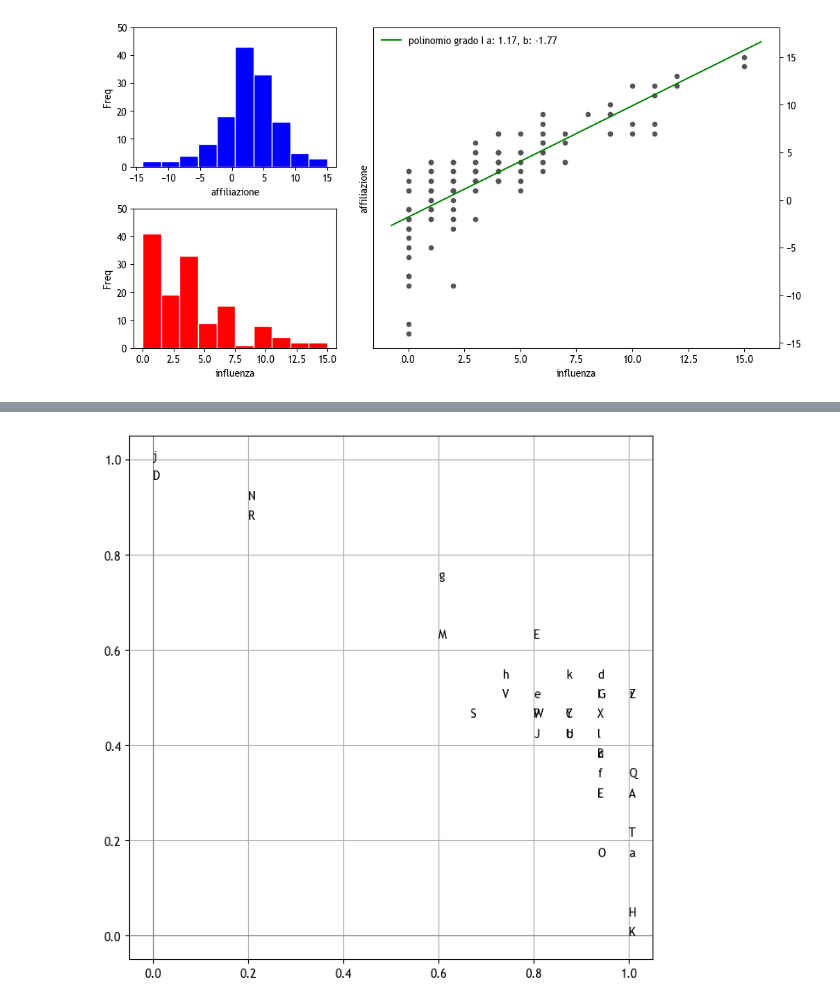
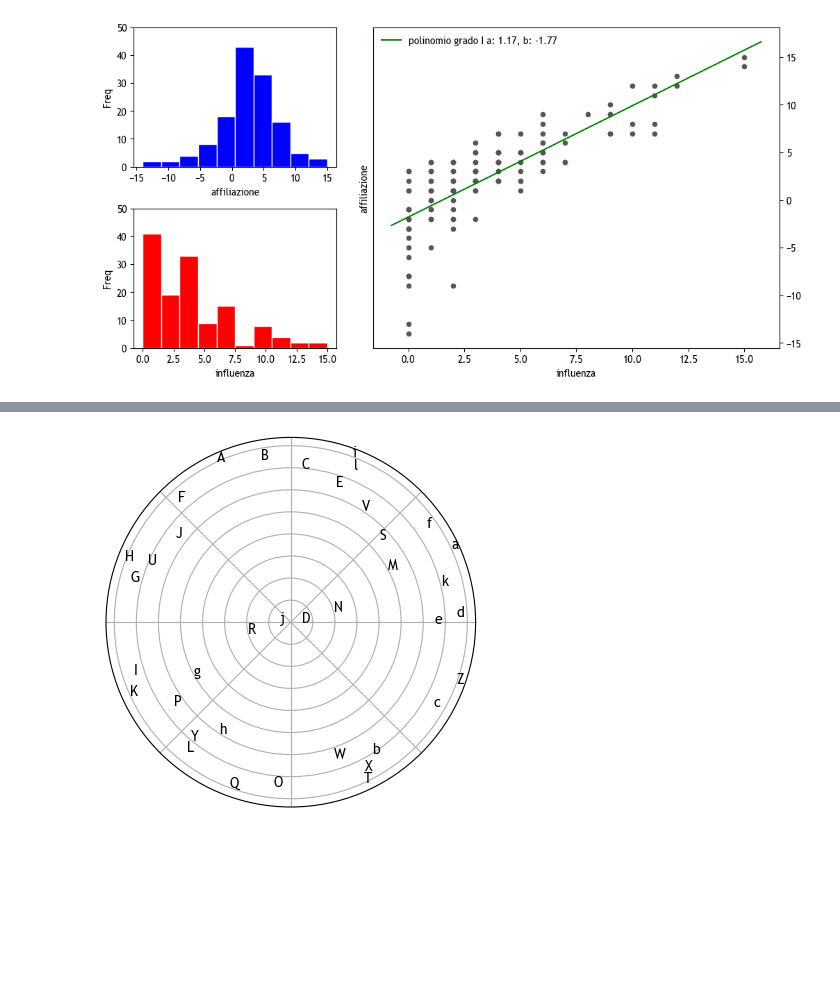
Before and after one commit to alkaest2002/abgrid, a Jupyter notebook: ipython/eda.ipynb, the cells around one changed output, grey strips where cells are left out. Saved outputs shown, nothing was run; the diff lists cells and outputs as text; code cells hidden in the pictures; blank space fills up the shorter version.

```diff
--- a/ipython/eda.ipynb
+++ b/ipython/eda.ipynb
@@ -81,38 +72,26 @@ abgrid_wide_i.head()
 # %%
 # Compute areas and colors
-labels = abgrid_wide_i.loc[:, "lettera_stu_i"]
+influence = abgrid_wide_i.loc[:, ["lettera_stu_i", "ic_raw_stu_i"]]
+influence["ic_raw_stu_i"] = influence["ic_raw_stu_i"].rsub(influence["ic_raw_stu_i"].max() +1)
+influence["theta"] = influence["ic_raw_stu_i"].div(2 * np.pi)
 
-influence = abgrid_wide_i.loc[:, "influence_coeff_raw_stu_i"]
-influence = influence.rsub(influence.max())
+fig, ax = plt.subplots(subplot_kw={'projection': 'polar'})
 
-affiliation = abgrid_wide_i.loc[:, "affiliation_coeff_raw_stu_i"]
+ax.grid(True)
+ax.set_xticklabels([]);
+ax.set_yticklabels([]);
 
-x = (influence - influence.min()) / (influence.max() - influence.min())
-y = (affiliation - affiliation.min()) / (affiliation.max() - affiliation.min())
-
-fig = plt.figure(figsize=(8,8))
-
-ax = fig.add_subplot()
-c = ax.scatter(x, y, alpha=0)
-
-for i, txt in enumerate(labels.values):
-    ax.annotate(txt, (x.iloc[i], y.iloc[i]))
-
-# Set limits to center the origin
-max_limit = max(abs(np.min(x)), np.max(x), abs(np.min(y)), np.max(y))
-
-# Draw lines for the origin
-ax.axhline(0, color='gray', linewidth=0.8)
-ax.axvline(0, color='gray', linewidth=0.8)
-
-# Set aspect of the plot to be equal to ensure circles are displayed as circles
-ax.set_aspect('equal', 'box')
-
-# Optionally, add a grid
-ax.grid(True)
-
-plt.show()
+for idx, (label, data) in enumerate(influence.groupby(by="ic_raw_stu_i")):
+    offset = idx * .25
+    data = data.reset_index(drop=True)
+    nodes = data["lettera_stu_i"].values
+    r = data["ic_raw_stu_i"]
+    slice = (2 * np.pi) / data["ic_raw_stu_i"].shape[0]
+    theta = pd.Series(data["ic_raw_stu_i"].index.values).mul(slice).add(offset)
+    ax.scatter(theta, r, alpha=0)
+    for i, txt in enumerate(nodes):
+        ax.annotate(txt, (theta[i], r[i]))
 
 fig.savefig("./analysis/polar.png", bbox_inches='tight')
 # %% [output]
-[figure, old version]
+[figure, new version]
```
Also changed, not shown: parts of 3 cells of this notebook, 1 other file.
